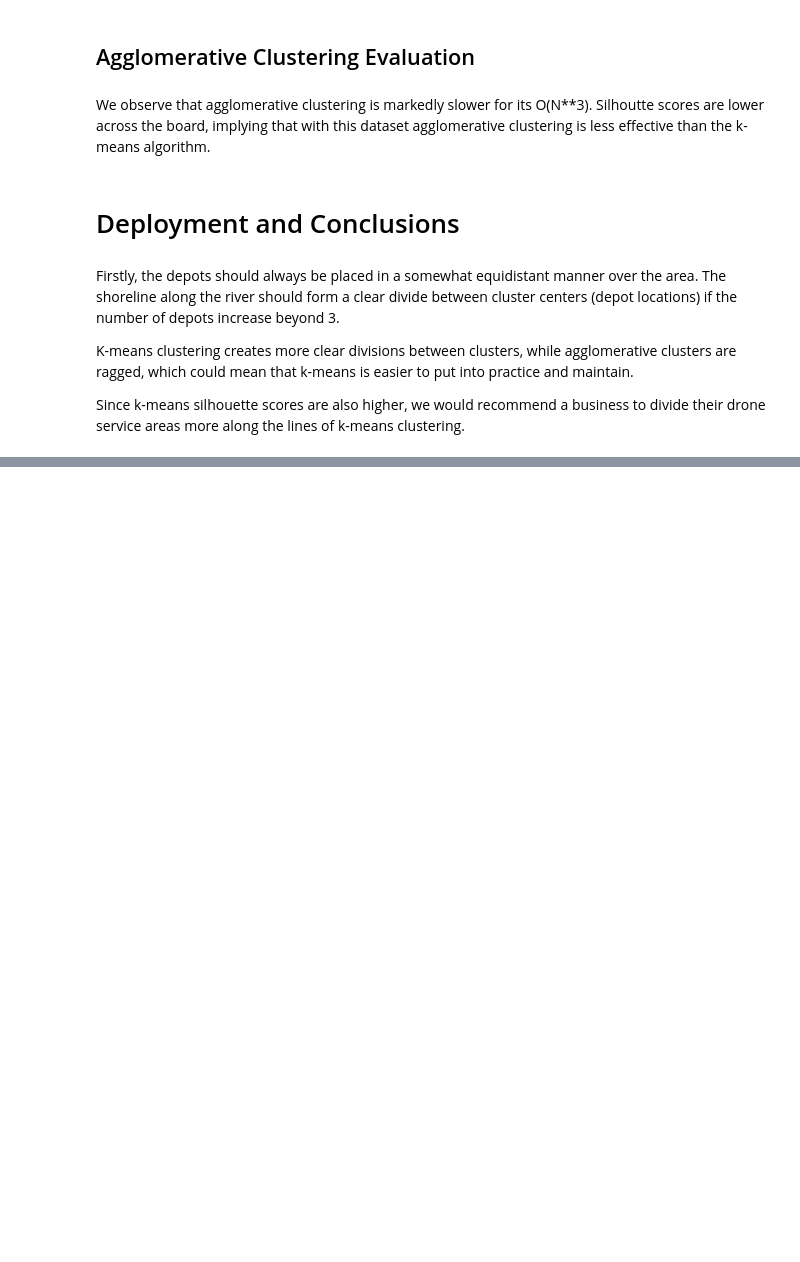
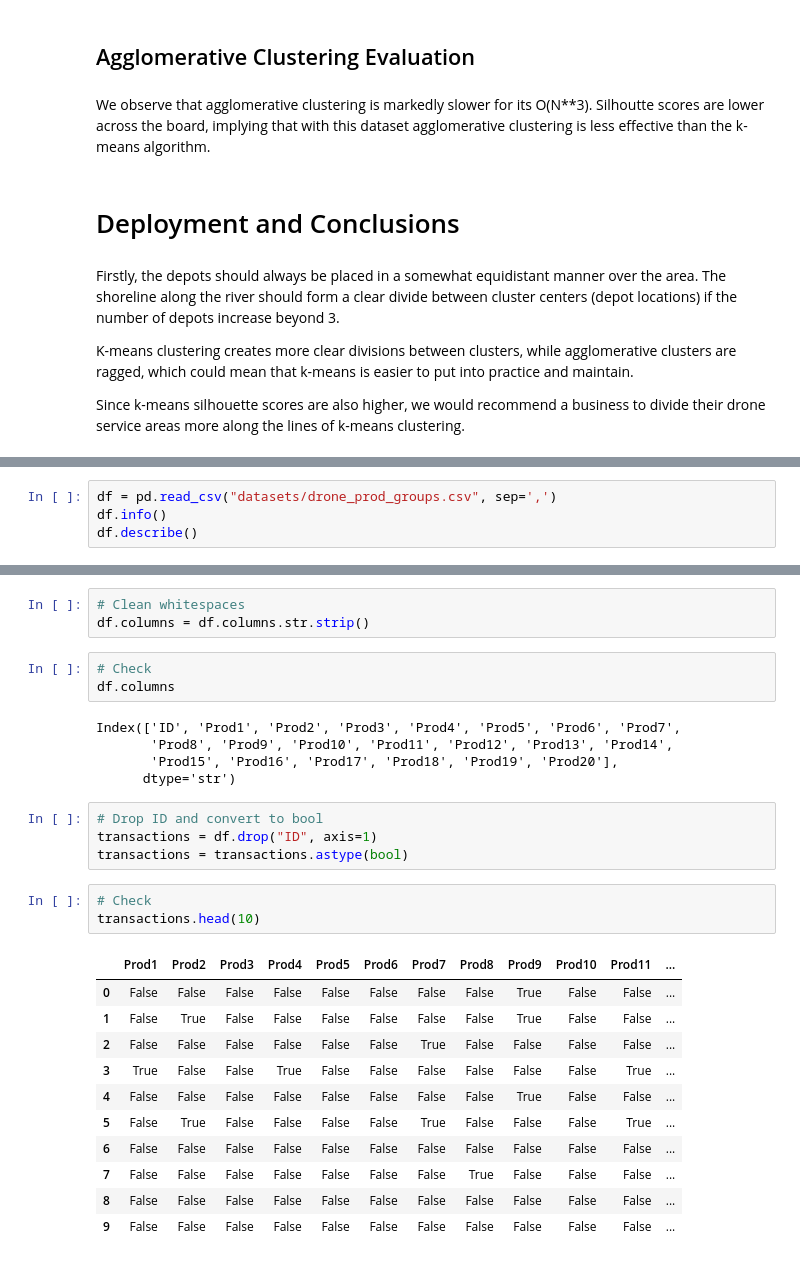
Before and after one commit to samuelms123/ML-tasks, a Jupyter notebook: task5/task5-pipeline.ipynb, the cells around one changed output, grey strips where cells are left out. Saved outputs shown, nothing was run; the diff lists cells and outputs as text; blank space fills up the shorter version.

```diff
--- a/task5/task5-pipeline.ipynb
+++ b/task5/task5-pipeline.ipynb
@@ -303,0 +311,4 @@ Since k-means silhouette scores are also higher, we would recommend a business t
+# %%
+df = pd.read_csv("datasets/drone_prod_groups.csv", sep=',')
+df.info()
+df.describe()
@@ -303,0 +355,30 @@ Since k-means silhouette scores are also higher, we would recommend a business t
+# %%
+# Clean whitespaces
+df.columns = df.columns.str.strip()
+# %%
+# Check
+df.columns
+# %% [output]
+Index(['ID', 'Prod1', 'Prod2', 'Prod3', 'Prod4', 'Prod5', 'Prod6', 'Prod7',
+       'Prod8', 'Prod9', 'Prod10', 'Prod11', 'Prod12', 'Prod13', 'Prod14',
+       'Prod15', 'Prod16', 'Prod17', 'Prod18', 'Prod19', 'Prod20'],
+      dtype='str')
+# %%
+# Drop ID and convert to bool
+transactions = df.drop("ID", axis=1)
+transactions = transactions.astype(bool)
+# %%
+# Check
+transactions.head(10)
+# %% [output]
+|  | Prod1 | Prod2 | Prod3 | Prod4 | Prod5 | Prod6 | Prod7 | Prod8 | Prod9 | Prod10 | Prod11 | ... |
+| 0 | False | False | False | False | False | False | False | False | True | False | False | ... |
+| 1 | False | True | False | False | False | False | False | False | True | False | False | ... |
+| 2 | False | False | False | False | False | False | True | False | False | False | False | ... |
+| 3 | True | False | False | True | False | False | False | False | False | False | True | ... |
+| 4 | False | False | False | False | False | False | False | False | True | False | False | ... |
+| 5 | False | True | False | False | False | False | True | False | False | False | True | ... |
+| 6 | False | False | False | False | False | False | False | False | False | False | False | ... |
+| 7 | False | False | False | False | False | False | False | True | False | False | False | ... |
+| 8 | False | False | False | False | False | False | False | False | False | False | False | ... |
+| 9 | False | False | False | False | False | False | False | False | False | False | False | ... |
```
Also changed, not shown: parts of 13 cells of this notebook.
